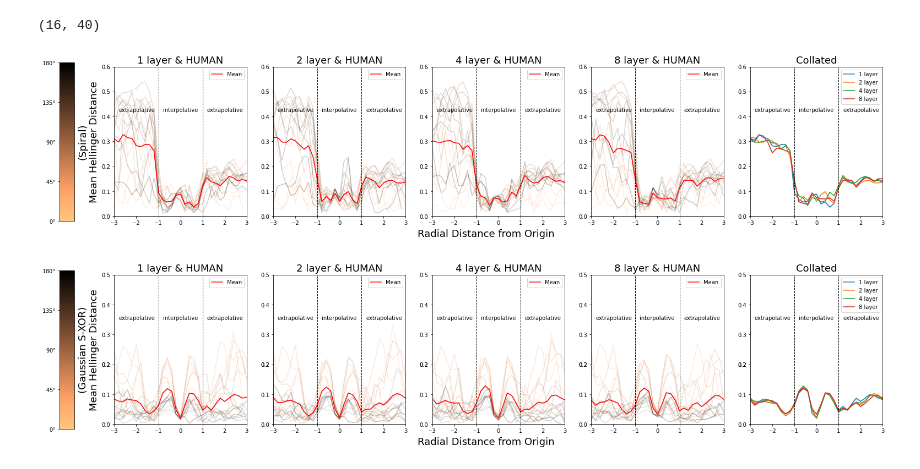
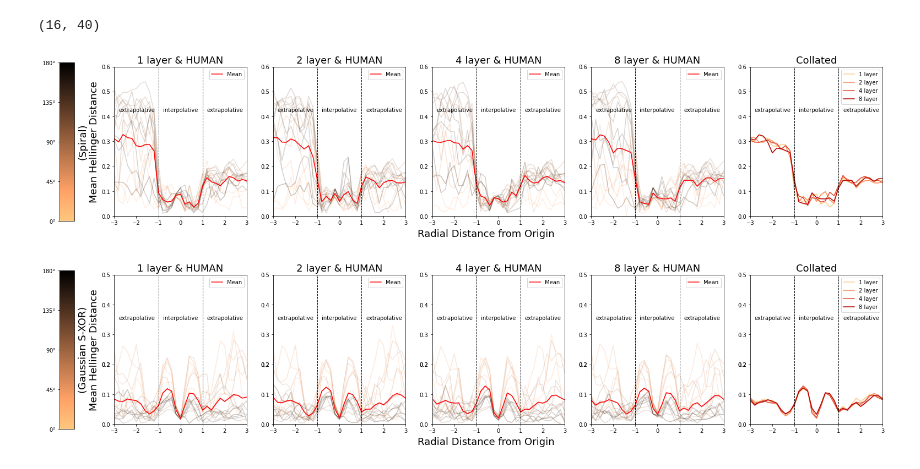
Before and after one commit to jshinm/inductive-bias-experiment, a Jupyter notebook: experiments/20210907_deeper_network.ipynb, the cells around one changed output. Cells and saved outputs as stored; diff of their text form; code cells hidden in the pictures.

Commit message:
color scheme on collated panel

```diff
--- a/experiments/20210907_deeper_network.ipynb
+++ b/experiments/20210907_deeper_network.ipynb
@@ -246,6 +241,11 @@ lp_temp[0,:,0].shape
 (16, 40)
 # %%
 mpl.rcParams['text.usetex'] = False
+
+color_hot = ['#fdcc8a',
+'#fc8d59',
+'#e34a33',
+'#b30000'] #color scheme for collated panel
 
 panel_num = 5
 mean_lines = []
@@ -262,7 +262,7 @@ for j, dt in enumerate(dtype):
         if i == 4:
             #last panel
             for line in range(len(mean_lines[j])):
-                mpl_lp = sns.lineplot(data=mean_lines[j][line], x='rad', y='value', ci=0, ax=ax[i], label=label2[line])#, color='red')
+                mpl_lp = sns.lineplot(data=mean_lines[j][line], x='rad', y='value', ci=0, ax=ax[i], label=label2[line], color=color_hot[line])
             ax[i].set_title('Collated', fontsize=fsize)
             ax[i].set_xlim([-3,3])
         else:
@@ -302,32 +302,32 @@ for j, dt in enumerate(dtype):
         ax[i].set_ylabel('')
         ax[i].yaxis.set_ticks(np.linspace(0, t_ylim, num=7).round(1))
         ax[i].axvline(x=1, lw=1, ls='--', color='black')
         ax[i].axvline(x=-1, lw=1, ls='--', color='black')
         temp_ylim = ax[i].get_ylim()[1] * 0.7
         ax[i].text(-0.8,temp_ylim,'interpolative',fontsize=10)
         ax[i].text(-2.8,temp_ylim,'extrapolative',fontsize=10)
         ax[i].text(1.2,temp_ylim,'extrapolative',fontsize=10)
 
     # left colorbar specification
     tick_n = 5
     mpl.rcParams['text.usetex'] = True #throws an error when globally activated
     ticks = [i + r'$^{o}$' for i in np.linspace(0, 180, tick_n).astype(int).astype(str)]
     mpl.rcParams['text.usetex'] = False
 
     cax = plt.axes([0.07, 0.1, 0.015, 0.8])
     cbar = plt.colorbar(mpl.cm.ScalarMappable(cmap='copper_r'), cax=cax)
 
     # parameters need to be set after colorbar is generated
     cax.yaxis.set_label_position('left')
     cax.yaxis.set_ticks_position('left')
     cbar.ax.locator_params(nbins=tick_n-1)
     cax.yaxis.set_ticklabels(ticks)
 
     ax[0].set_ylabel(f'({dt})\nMean Hellinger Distance', fontsize=fsize)
     fig.supxlabel('Radial Distance from Origin', fontsize=fsize)
 
     if SAVEFIG:
         plt.savefig(f'figs/[{FILENAME}]_hidden_hellinger_{dtype[j]}_{str(ib.date.date())}.jpg', bbox_inches='tight')
 # %% [output]
-[figure, old version]
+[figure, new version]
-[figure, old version]
+[figure, new version]
```
Also changed, not shown: parts of 1 cell of this notebook.
